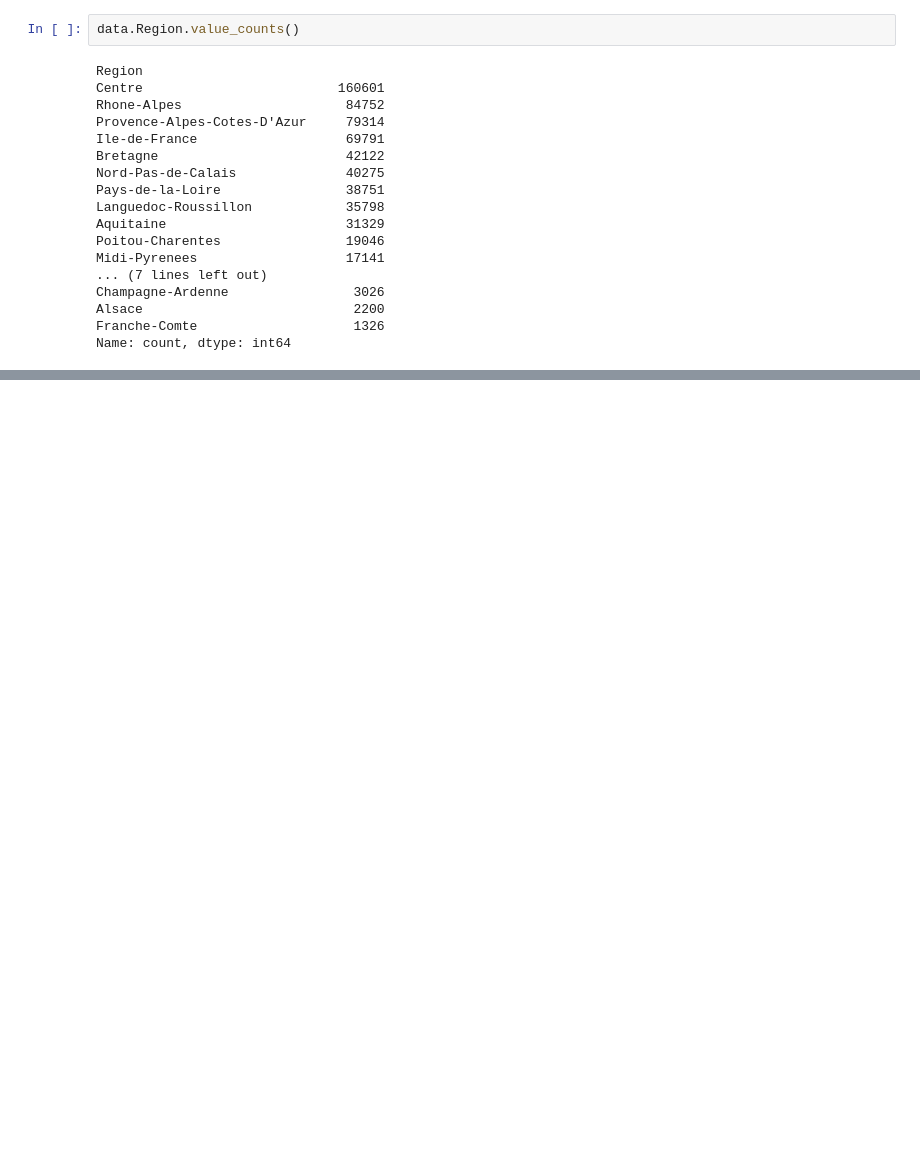
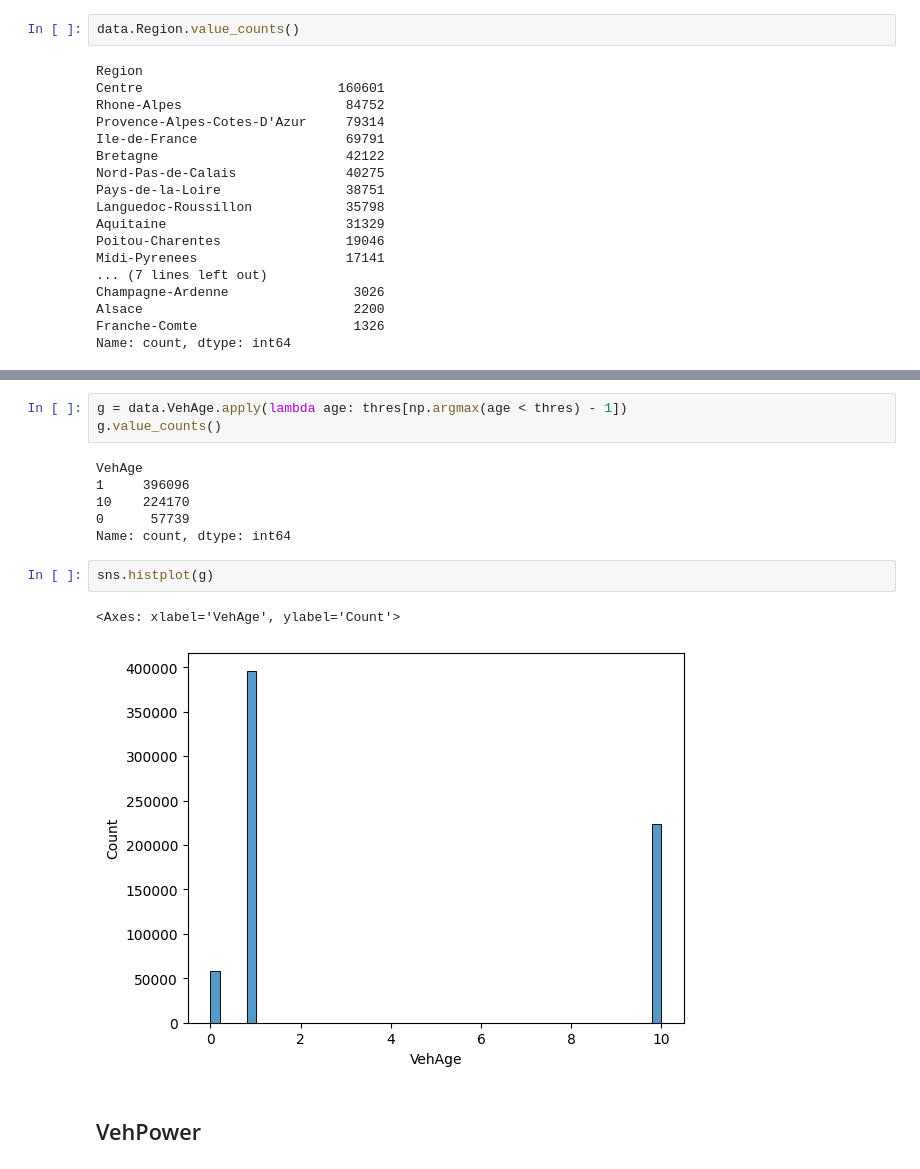
Before and after one commit to krzpiesiewicz/claim-modelling-kedro, a Jupyter notebook: claim_modelling_kedro/notebooks/features_analysis.ipynb, the cells around one changed output, grey strips where cells are left out. Saved outputs shown, nothing was run; the diff lists cells and outputs as text; blank space fills up the shorter version.

```diff
--- a/claim_modelling_kedro/notebooks/features_analysis.ipynb
+++ b/claim_modelling_kedro/notebooks/features_analysis.ipynb
@@ -106,0 +223,16 @@ Name: count, dtype: int64
+# %%
+g = data.VehAge.apply(lambda age: thres[np.argmax(age < thres) - 1])
+g.value_counts()
+# %% [output]
+VehAge
+1     396096
+10    224170
+0      57739
+Name: count, dtype: int64
+# %%
+sns.histplot(g)
+# %% [output]
+<Axes: xlabel='VehAge', ylabel='Count'>
+[figure, added]
+# %% [markdown]
+## VehPower
```
Also changed, not shown: parts of 40 cells of this notebook.
